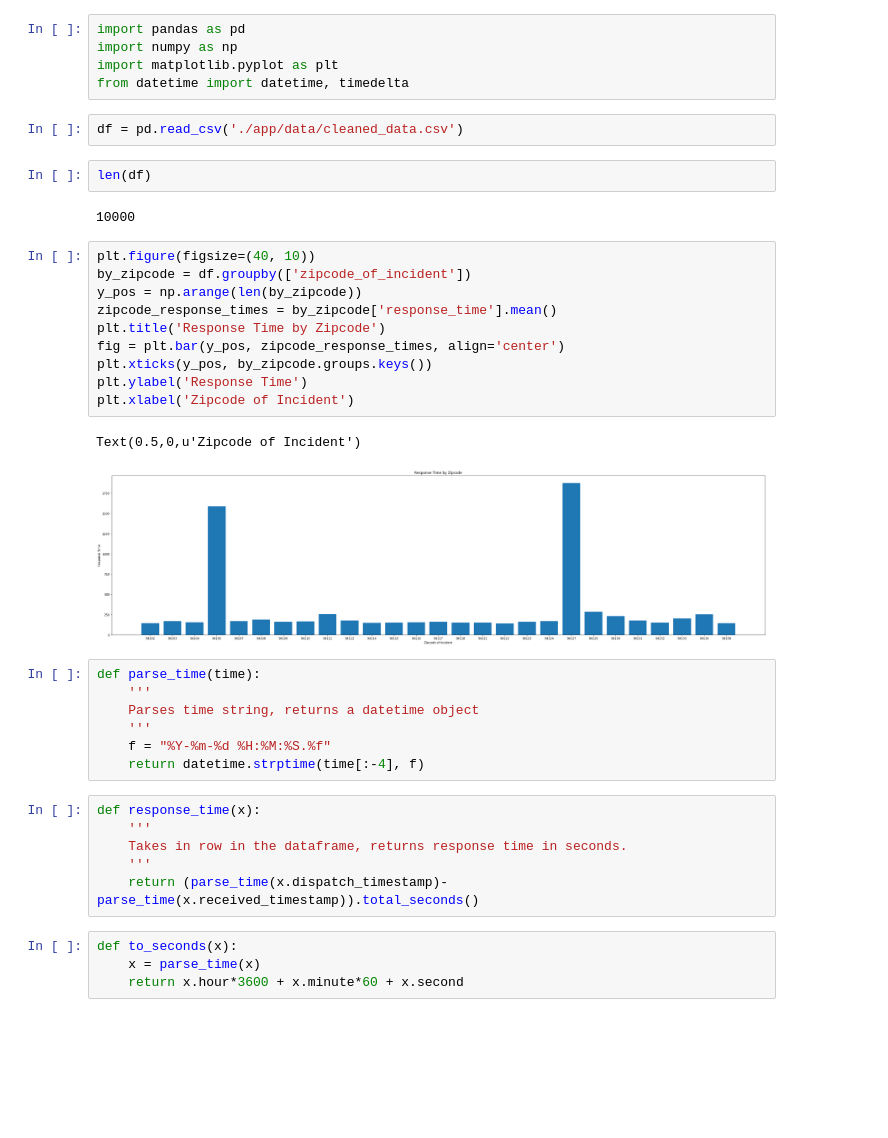
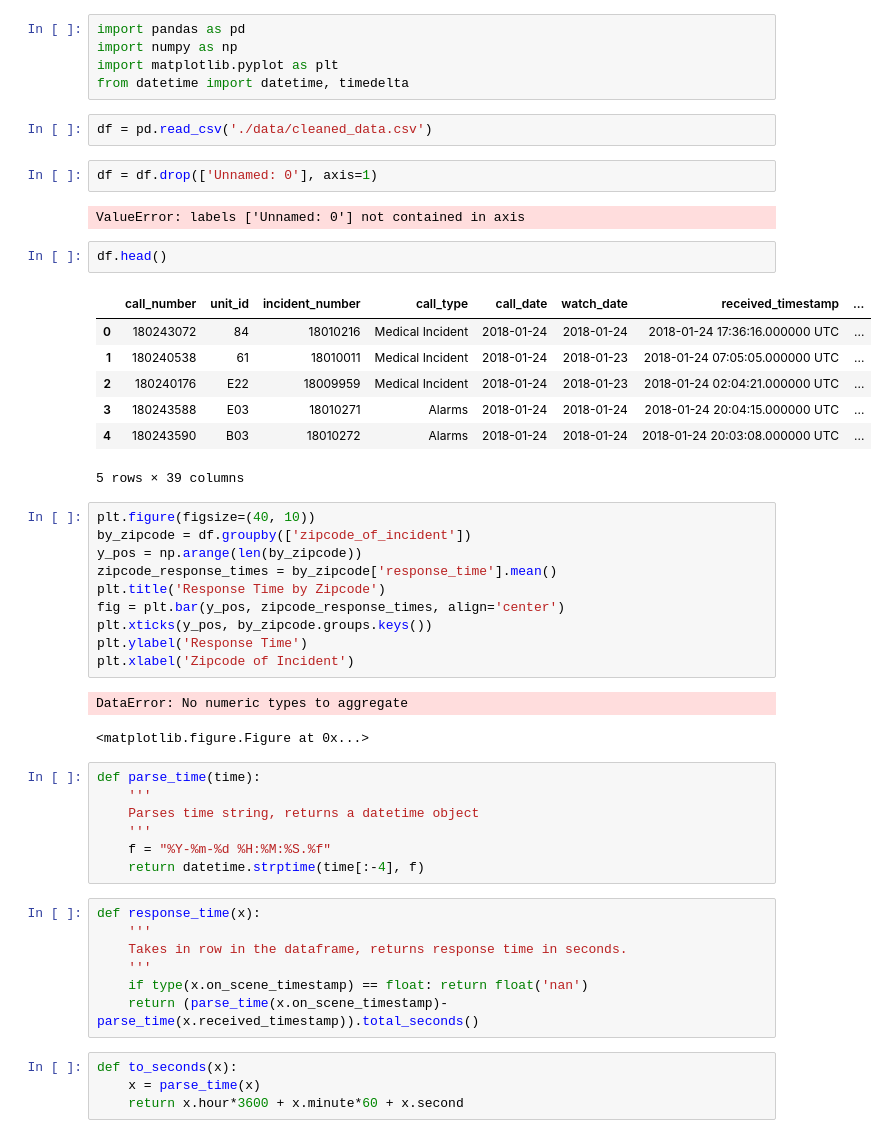
Before and after one commit to rjay98/SFPD-Data-Analysis, a Jupyter notebook: Analysis.ipynb, the cells around one changed output. Drawn from its saved outputs; the diff is of its cells as text; blank space fills up the shorter version.

```diff
--- a/Analysis.ipynb
+++ b/Analysis.ipynb
@@ -4,11 +4,21 @@ import numpy as np
 import matplotlib.pyplot as plt
 from datetime import datetime, timedelta
 # %%
-df = pd.read_csv('./app/data/cleaned_data.csv')
+df = pd.read_csv('./data/cleaned_data.csv')
-# %%
-len(df)
-# %% [output]
-10000
+# %%
+df = df.drop(['Unnamed: 0'], axis=1)
+# %% [output]
+ValueError: labels ['Unnamed: 0'] not contained in axis
+# %%
+df.head()
+# %% [output]
+|  | call_number | unit_id | incident_number | call_type | call_date | watch_date | received_timestamp | ... |
+| 0 | 180243072 | 84 | 18010216 | Medical Incident | 2018-01-24 | 2018-01-24 | 2018-01-24 17:36:16.000000 UTC | ... |
+| 1 | 180240538 | 61 | 18010011 | Medical Incident | 2018-01-24 | 2018-01-23 | 2018-01-24 07:05:05.000000 UTC | ... |
+| 2 | 180240176 | E22 | 18009959 | Medical Incident | 2018-01-24 | 2018-01-23 | 2018-01-24 02:04:21.000000 UTC | ... |
+| 3 | 180243588 | E03 | 18010271 | Alarms | 2018-01-24 | 2018-01-24 | 2018-01-24 20:04:15.000000 UTC | ... |
+| 4 | 180243590 | B03 | 18010272 | Alarms | 2018-01-24 | 2018-01-24 | 2018-01-24 20:03:08.000000 UTC | ... |
+5 rows × 39 columns
 # %%
 plt.figure(figsize=(40, 10))
 by_zipcode = df.groupby(['zipcode_of_incident'])
@@ -20,8 +30,8 @@ plt.xticks(y_pos, by_zipcode.groups.keys())
 plt.ylabel('Response Time')
 plt.xlabel('Zipcode of Incident')
 # %% [output]
-Text(0.5,0,u'Zipcode of Incident')
+DataError: No numeric types to aggregate
-[figure, removed]
+<matplotlib.figure.Figure at 0x...>
 # %%
 def parse_time(time):
     '''
@@ -34,7 +44,8 @@ def response_time(x):
     '''
     Takes in row in the dataframe, returns response time in seconds.
     '''
-    return (parse_time(x.dispatch_timestamp)-parse_time(x.received_timestamp)).total_seconds()
+    if type(x.on_scene_timestamp) == float: return float('nan')
+    return (parse_time(x.on_scene_timestamp)-parse_time(x.received_timestamp)).total_seconds()
 # %%
 def to_seconds(x):
     x = parse_time(x)
```
Also changed, not shown: parts of 5 cells of this notebook, 23 other files.
